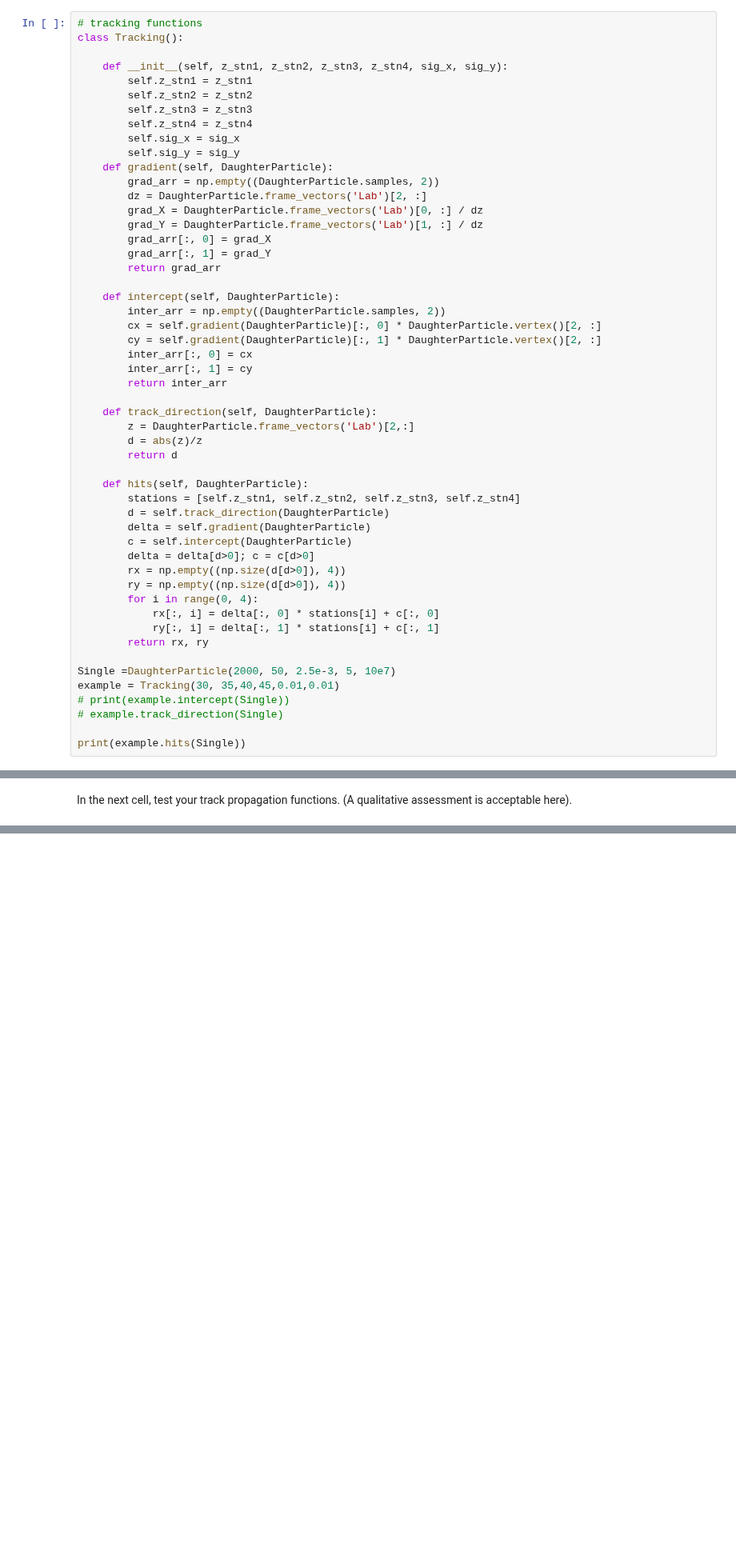
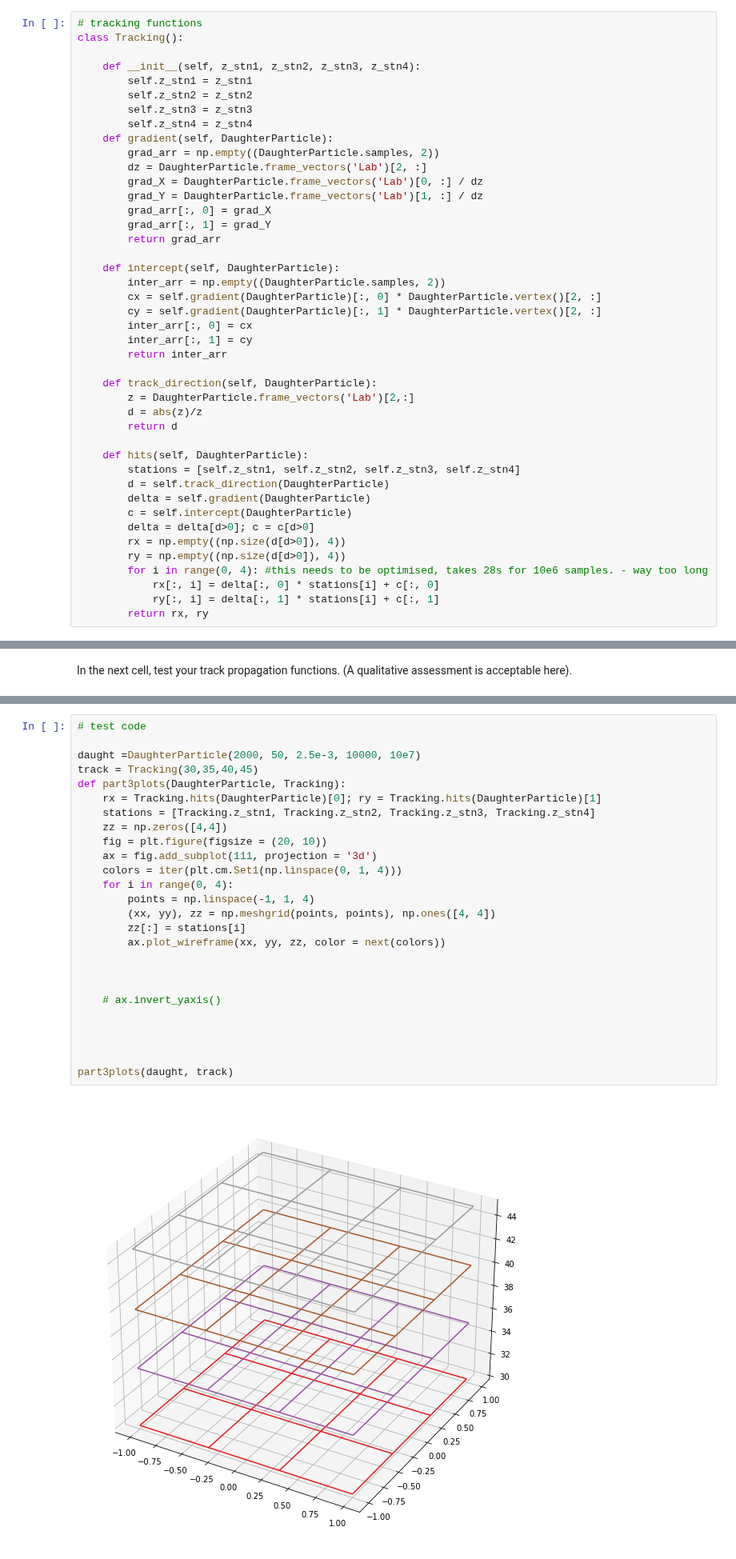
Before and after one commit to sam-you-ell/Computational-Physics, a Jupyter notebook: 3rd Year/Monte Carlo Sim/MonteCarlo.ipynb, the cells around one changed output, grey strips where cells are left out. Shown at 80% size. Drawn from its saved outputs; the diff is of its cells as text; blank space fills up the shorter version.

```diff
--- a/3rd Year/Monte Carlo Sim/MonteCarlo.ipynb
+++ b/3rd Year/Monte Carlo Sim/MonteCarlo.ipynb
@@ -191,13 +192,11 @@ Note that random numbers are not required for these functions.
 # tracking functions
 class Tracking():
 
-    def __init__(self, z_stn1, z_stn2, z_stn3, z_stn4, sig_x, sig_y):
+    def __init__(self, z_stn1, z_stn2, z_stn3, z_stn4):
         self.z_stn1 = z_stn1
         self.z_stn2 = z_stn2
         self.z_stn3 = z_stn3
         self.z_stn4 = z_stn4
-        self.sig_x = sig_x
-        self.sig_y = sig_y
     def gradient(self, DaughterParticle):
         grad_arr = np.empty((DaughterParticle.samples, 2))
         dz = DaughterParticle.frame_vectors('Lab')[2, :]
@@ -228,14 +227,7 @@ class Tracking():
         delta = delta[d>0]; c = c[d>0]
         rx = np.empty((np.size(d[d>0]), 4))
         ry = np.empty((np.size(d[d>0]), 4))
-        for i in range(0, 4):
+        for i in range(0, 4): #this needs to be optimised, takes 28s for 10e6 samples. - way too long
             rx[:, i] = delta[:, 0] * stations[i] + c[:, 0]
             ry[:, i] = delta[:, 1] * stations[i] + c[:, 1]
         return rx, ry
-
-Single =DaughterParticle(2000, 50, 2.5e-3, 5, 10e7)
-example = Tracking(30, 35,40,45,0.01,0.01)
-# print(example.intercept(Single))
-# example.track_direction(Single)
-
-print(example.hits(Single))
@@ -250,3 +236,31 @@ In the next cell, test your track propagation functions. (A qualitative assessme
+# %%
+# test code
+
+daught =DaughterParticle(2000, 50, 2.5e-3, 10000, 10e7)
+track = Tracking(30,35,40,45)
+def part3plots(DaughterParticle, Tracking):
+    rx = Tracking.hits(DaughterParticle)[0]; ry = Tracking.hits(DaughterParticle)[1]
+    stations = [Tracking.z_stn1, Tracking.z_stn2, Tracking.z_stn3, Tracking.z_stn4]
+    zz = np.zeros([4,4])
+    fig = plt.figure(figsize = (20, 10))
+    ax = fig.add_subplot(111, projection = '3d')
+    colors = iter(plt.cm.Set1(np.linspace(0, 1, 4)))
+    for i in range(0, 4):
+        points = np.linspace(-1, 1, 4)
+        (xx, yy), zz = np.meshgrid(points, points), np.ones([4, 4])
+        zz[:] = stations[i]
+        ax.plot_wireframe(xx, yy, zz, color = next(colors))
+
+
+
+    # ax.invert_yaxis()
+
+
+
+
+part3plots(daught, track)
+# %% [output]
+[figure, added]
 # %% [markdown]
 ## Part 4 - Hit Smearing
 
```
Also changed, not shown: parts of 5 cells of this notebook.
